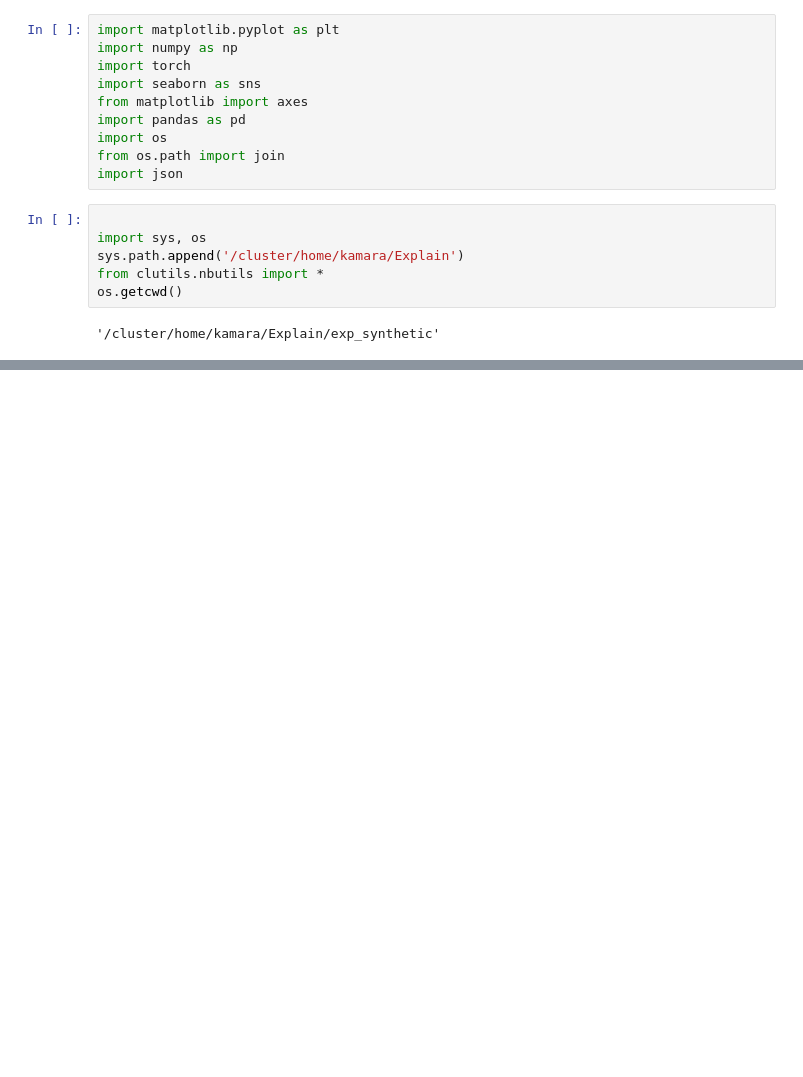
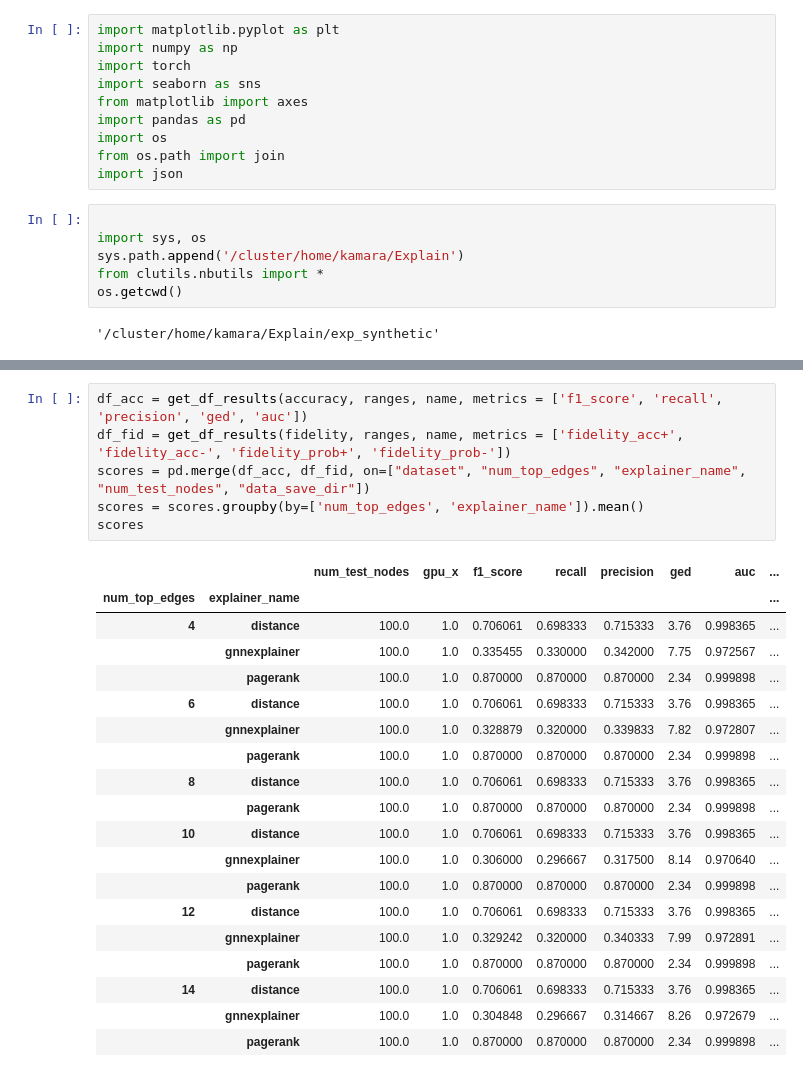
Before and after one commit to GraphFramEx/graphframex, a Jupyter notebook: exp_synthetic/Results_exp_syn.ipynb, the cells around one changed output, grey strips where cells are left out. Saved outputs shown, nothing was run; the diff lists cells and outputs as text; blank space fills up the shorter version.

```diff
--- a/exp_synthetic/Results_exp_syn.ipynb
+++ b/exp_synthetic/Results_exp_syn.ipynb
@@ -188,0 +236,26 @@ res = res.reset_index()
+# %%
+df_acc = get_df_results(accuracy, ranges, name, metrics = ['f1_score', 'recall', 'precision', 'ged', 'auc'])
+df_fid = get_df_results(fidelity, ranges, name, metrics = ['fidelity_acc+', 'fidelity_acc-', 'fidelity_prob+', 'fidelity_prob-'])
+scores = pd.merge(df_acc, df_fid, on=["dataset", "num_top_edges", "explainer_name", "num_test_nodes", "data_save_dir"])
+scores = scores.groupby(by=['num_top_edges', 'explainer_name']).mean()
+scores
+# %% [output]
+|  |  | num_test_nodes | gpu_x | f1_score | recall | precision | ged | auc | ... |
+| num_top_edges | explainer_name |  |  |  |  |  |  |  | ... |
+| 4 | distance | 100.0 | 1.0 | 0.706061 | 0.698333 | 0.715333 | 3.76 | 0.998365 | ... |
+|  | gnnexplainer | 100.0 | 1.0 | 0.335455 | 0.330000 | 0.342000 | 7.75 | 0.972567 | ... |
+|  | pagerank | 100.0 | 1.0 | 0.870000 | 0.870000 | 0.870000 | 2.34 | 0.999898 | ... |
+| 6 | distance | 100.0 | 1.0 | 0.706061 | 0.698333 | 0.715333 | 3.76 | 0.998365 | ... |
+|  | gnnexplainer | 100.0 | 1.0 | 0.328879 | 0.320000 | 0.339833 | 7.82 | 0.972807 | ... |
+|  | pagerank | 100.0 | 1.0 | 0.870000 | 0.870000 | 0.870000 | 2.34 | 0.999898 | ... |
+| 8 | distance | 100.0 | 1.0 | 0.706061 | 0.698333 | 0.715333 | 3.76 | 0.998365 | ... |
+|  | pagerank | 100.0 | 1.0 | 0.870000 | 0.870000 | 0.870000 | 2.34 | 0.999898 | ... |
+| 10 | distance | 100.0 | 1.0 | 0.706061 | 0.698333 | 0.715333 | 3.76 | 0.998365 | ... |
+|  | gnnexplainer | 100.0 | 1.0 | 0.306000 | 0.296667 | 0.317500 | 8.14 | 0.970640 | ... |
+|  | pagerank | 100.0 | 1.0 | 0.870000 | 0.870000 | 0.870000 | 2.34 | 0.999898 | ... |
+| 12 | distance | 100.0 | 1.0 | 0.706061 | 0.698333 | 0.715333 | 3.76 | 0.998365 | ... |
+|  | gnnexplainer | 100.0 | 1.0 | 0.329242 | 0.320000 | 0.340333 | 7.99 | 0.972891 | ... |
+|  | pagerank | 100.0 | 1.0 | 0.870000 | 0.870000 | 0.870000 | 2.34 | 0.999898 | ... |
+| 14 | distance | 100.0 | 1.0 | 0.706061 | 0.698333 | 0.715333 | 3.76 | 0.998365 | ... |
+|  | gnnexplainer | 100.0 | 1.0 | 0.304848 | 0.296667 | 0.314667 | 8.26 | 0.972679 | ... |
+|  | pagerank | 100.0 | 1.0 | 0.870000 | 0.870000 | 0.870000 | 2.34 | 0.999898 | ... |
```
Also changed, not shown: parts of 18 cells of this notebook, 18 other files.
